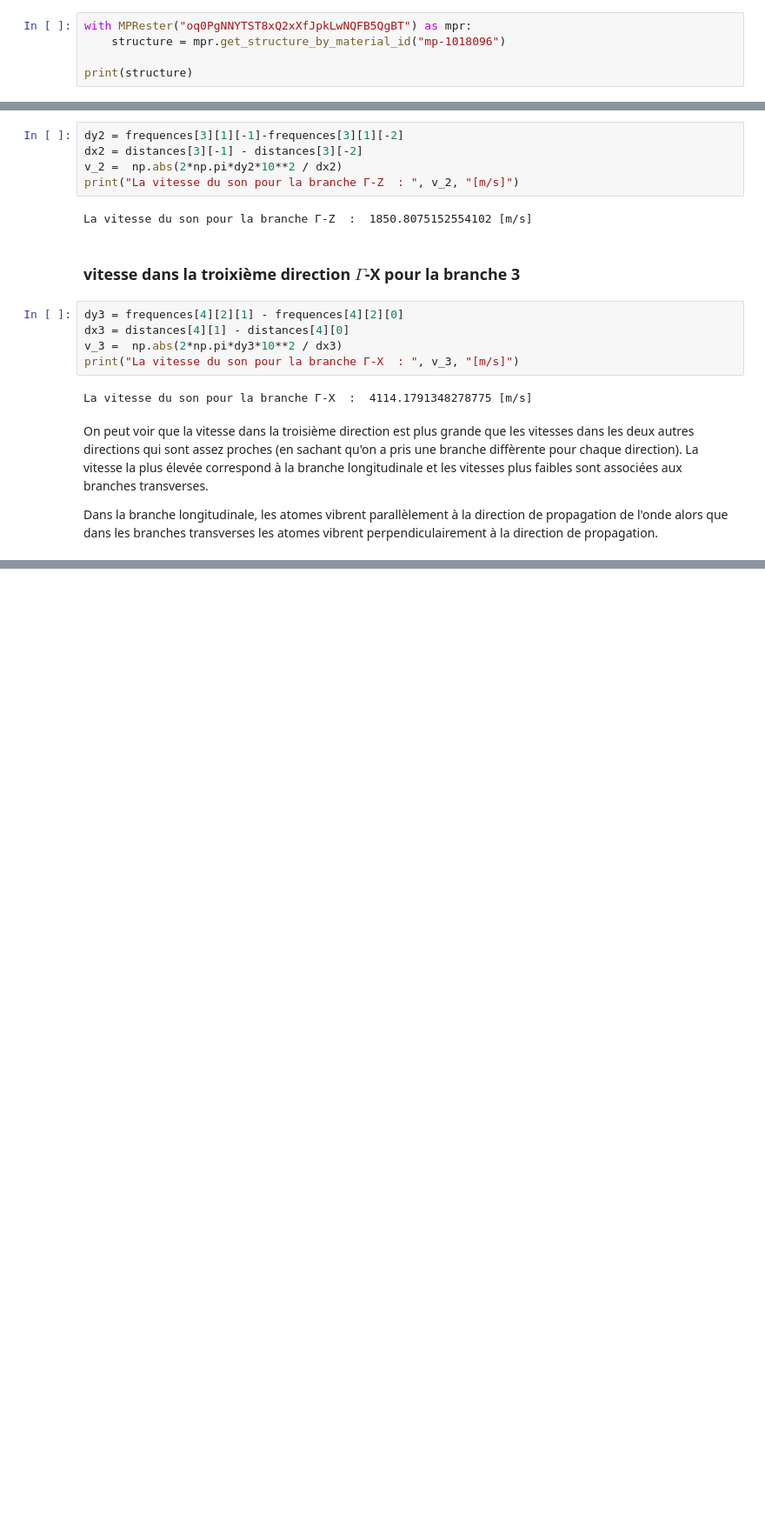
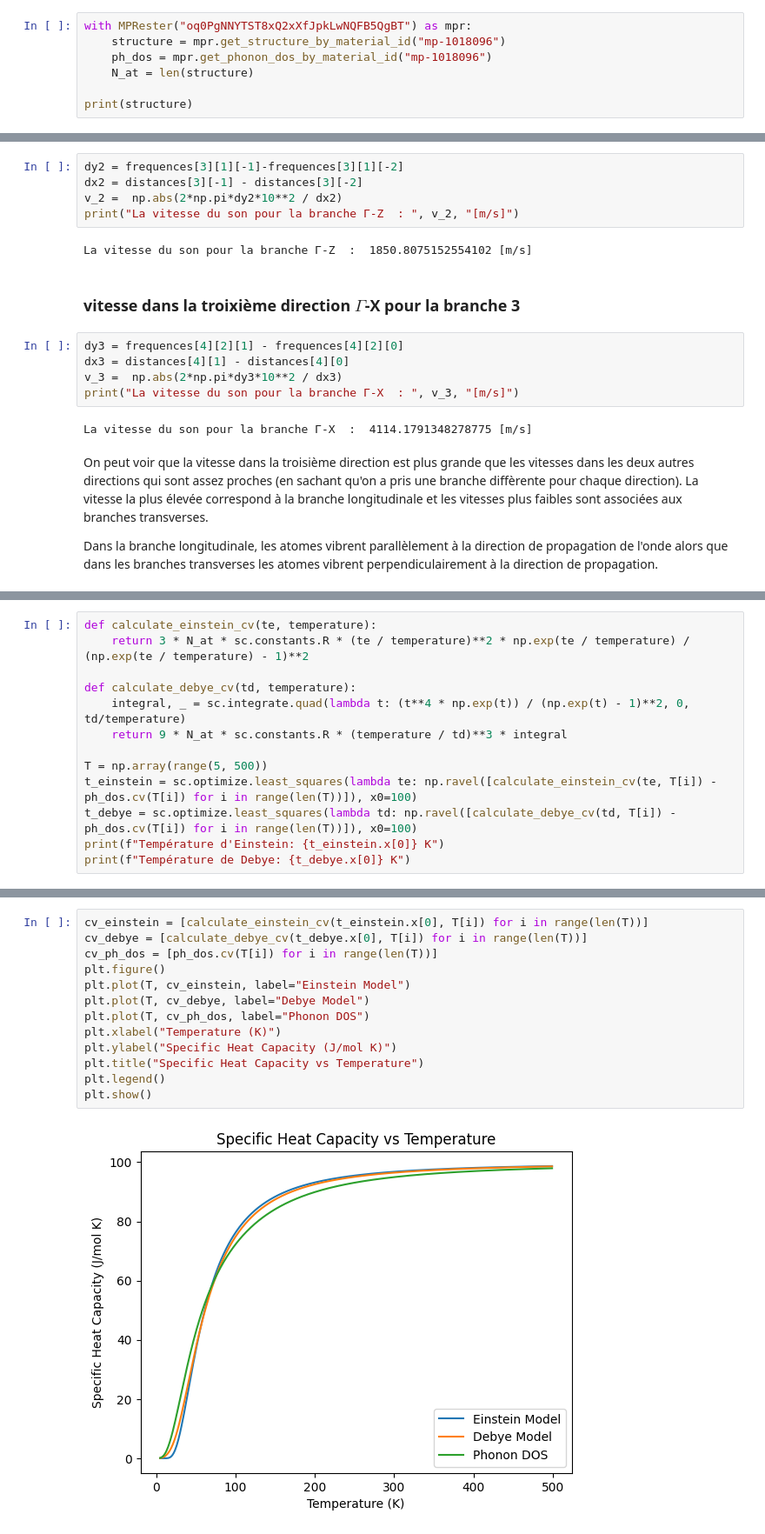
Before and after one commit to Ysaline-Roosemont/Projet-Physique-des-mat-riaux-2025-2026, a Jupyter notebook: NoteBook.ipynb, the cells around one changed output, grey strips where cells are left out. Shown at 87% size. Drawn from its saved outputs; the diff is of its cells as text; blank space fills up the shorter version.

```diff
--- a/NoteBook.ipynb
+++ b/NoteBook.ipynb
@@ -16,6 +18,8 @@ from pymatgen.analysis.diffraction.xrd import XRDCalculator
 # %%
 with MPRester("oq0PgNNYTST8xQ2xXfJpkLwNQFB5QgBT") as mpr:
     structure = mpr.get_structure_by_material_id("mp-1018096")
+    ph_dos = mpr.get_phonon_dos_by_material_id("mp-1018096")
+    N_at = len(structure)
 
 print(structure)
 # %% [output]
@@ -560,0 +567,13 @@ Dans la branche longitudinale, les atomes vibrent parallèlement à la direction
+# %%
+def calculate_einstein_cv(te, temperature):
+    return 3 * N_at * sc.constants.R * (te / temperature)**2 * np.exp(te / temperature) / (np.exp(te / temperature) - 1)**2
+
+def calculate_debye_cv(td, temperature):
+    integral, _ = sc.integrate.quad(lambda t: (t**4 * np.exp(t)) / (np.exp(t) - 1)**2, 0, td/temperature)
+    return 9 * N_at * sc.constants.R * (temperature / td)**3 * integral
+
+T = np.array(range(5, 500))
+t_einstein = sc.optimize.least_squares(lambda te: np.ravel([calculate_einstein_cv(te, T[i]) - ph_dos.cv(T[i]) for i in range(len(T))]), x0=100)
+t_debye = sc.optimize.least_squares(lambda td: np.ravel([calculate_debye_cv(td, T[i]) - ph_dos.cv(T[i]) for i in range(len(T))]), x0=100)
+print(f"Température d'Einstein: {t_einstein.x[0]} K")
+print(f"Température de Debye: {t_debye.x[0]} K")
@@ -560,0 +585,15 @@ Dans la branche longitudinale, les atomes vibrent parallèlement à la direction
+# %%
+cv_einstein = [calculate_einstein_cv(t_einstein.x[0], T[i]) for i in range(len(T))]
+cv_debye = [calculate_debye_cv(t_debye.x[0], T[i]) for i in range(len(T))]
+cv_ph_dos = [ph_dos.cv(T[i]) for i in range(len(T))]
+plt.figure()
+plt.plot(T, cv_einstein, label="Einstein Model")
+plt.plot(T, cv_debye, label="Debye Model")
+plt.plot(T, cv_ph_dos, label="Phonon DOS")
+plt.xlabel("Temperature (K)")
+plt.ylabel("Specific Heat Capacity (J/mol K)")
+plt.title("Specific Heat Capacity vs Temperature")
+plt.legend()
+plt.show()
+# %% [output]
+[figure, added]
```
Also changed, not shown: parts of 6 cells of this notebook, 2 other files.
